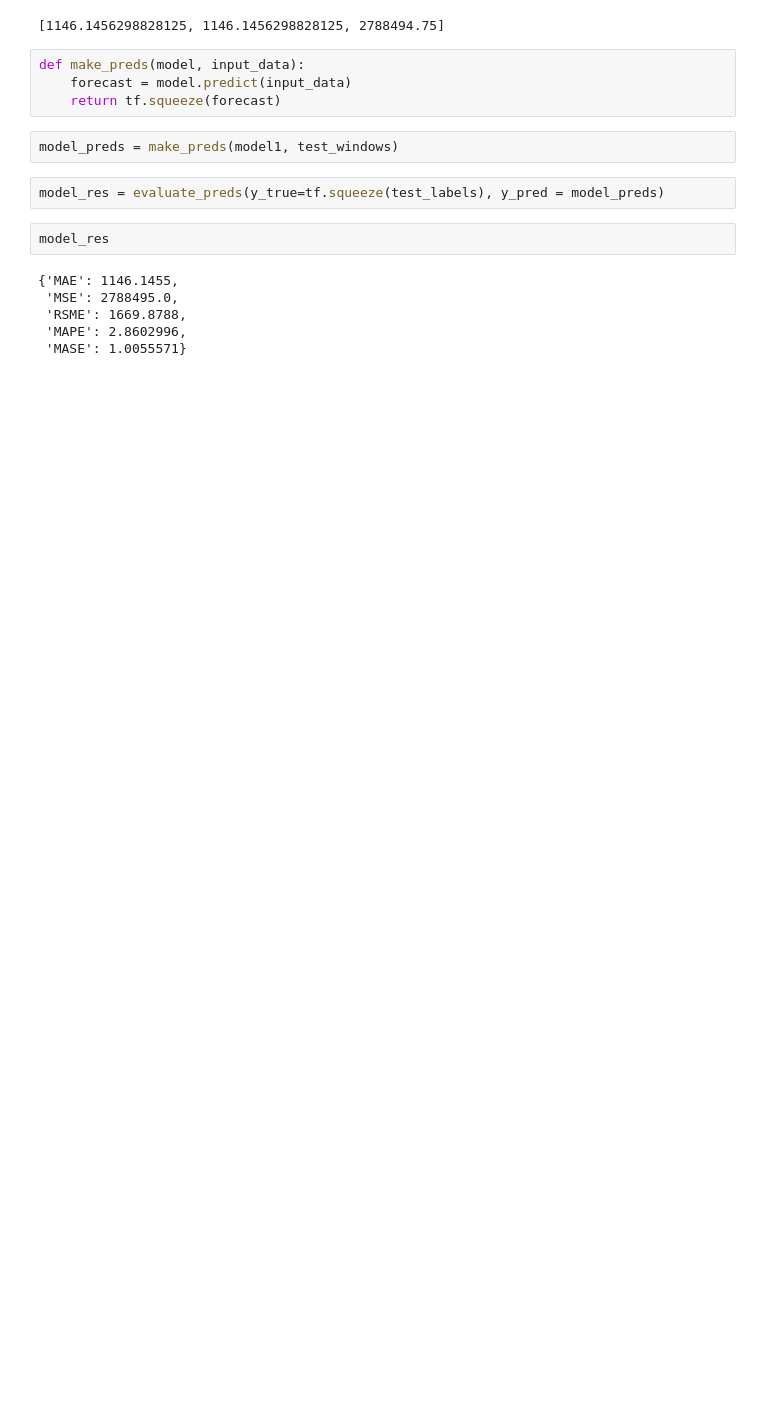
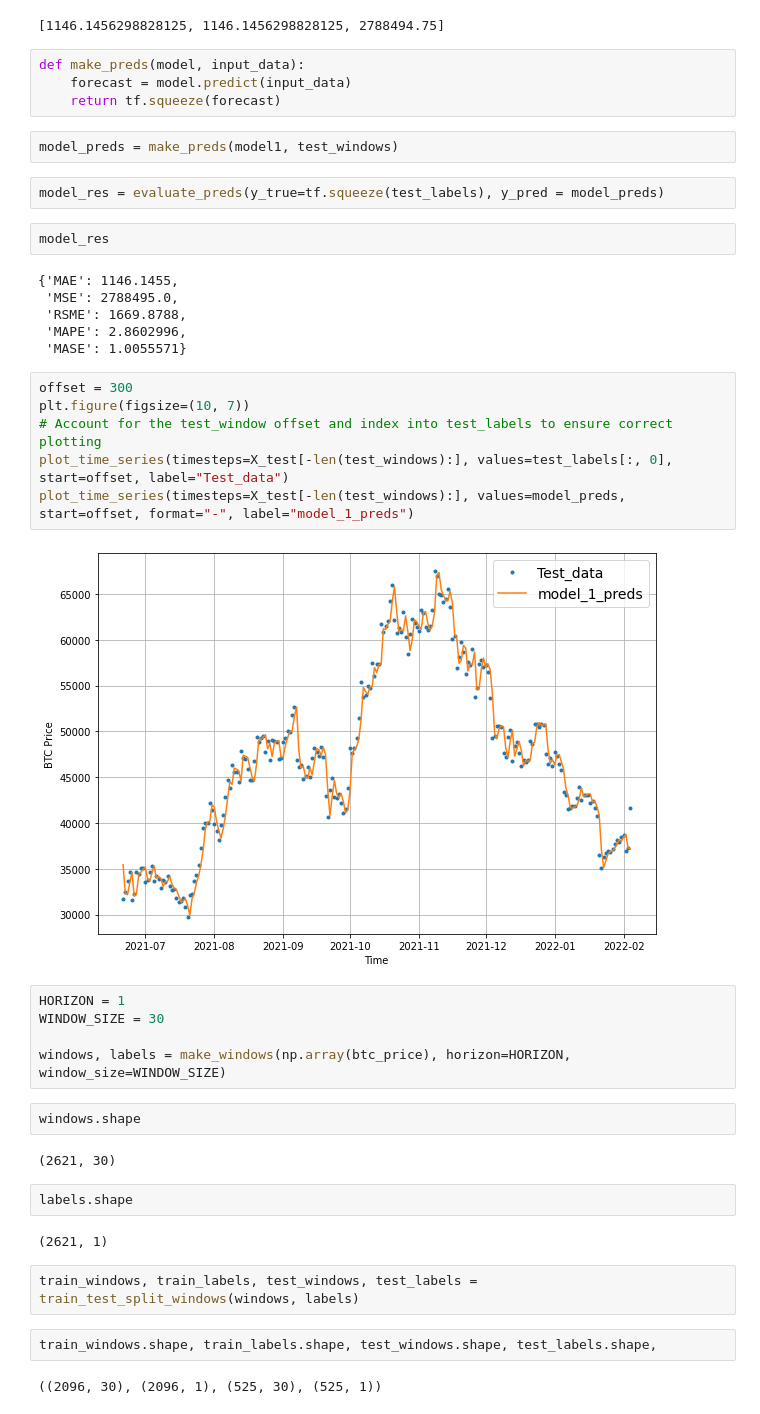
Before and after one commit to alexandreLamarre/tf-lstm, a Jupyter notebook: time_series/btc_predict.ipynb, the cells around one changed output. Cells and saved outputs as stored; diff of their text form; blank space fills up the shorter version.

```diff
--- a/time_series/btc_predict.ipynb
+++ b/time_series/btc_predict.ipynb
@@ -311,3 +312,30 @@ model_res
  'RSME': 1669.8788,
  'MAPE': 2.8602996,
  'MASE': 1.0055571}
+# %%
+offset = 300
+plt.figure(figsize=(10, 7))
+# Account for the test_window offset and index into test_labels to ensure correct plotting
+plot_time_series(timesteps=X_test[-len(test_windows):], values=test_labels[:, 0], start=offset, label="Test_data")
+plot_time_series(timesteps=X_test[-len(test_windows):], values=model_preds, start=offset, format="-", label="model_1_preds")
+# %% [output]
+[figure, added]
+# %%
+HORIZON = 1
+WINDOW_SIZE = 30
+
+windows, labels = make_windows(np.array(btc_price), horizon=HORIZON, window_size=WINDOW_SIZE)
+# %%
+windows.shape
+# %% [output]
+(2621, 30)
+# %%
+labels.shape
+# %% [output]
+(2621, 1)
+# %%
+train_windows, train_labels, test_windows, test_labels = train_test_split_windows(windows, labels)
+# %%
+train_windows.shape, train_labels.shape, test_windows.shape, test_labels.shape,
+# %% [output]
+((2096, 30), (2096, 1), (525, 30), (525, 1))
```
Also changed, not shown: parts of 75 cells of this notebook.
